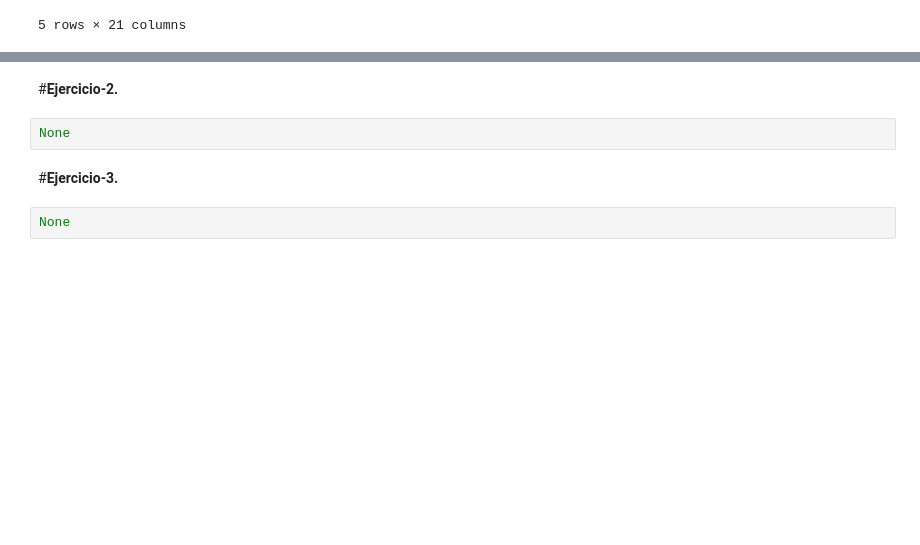
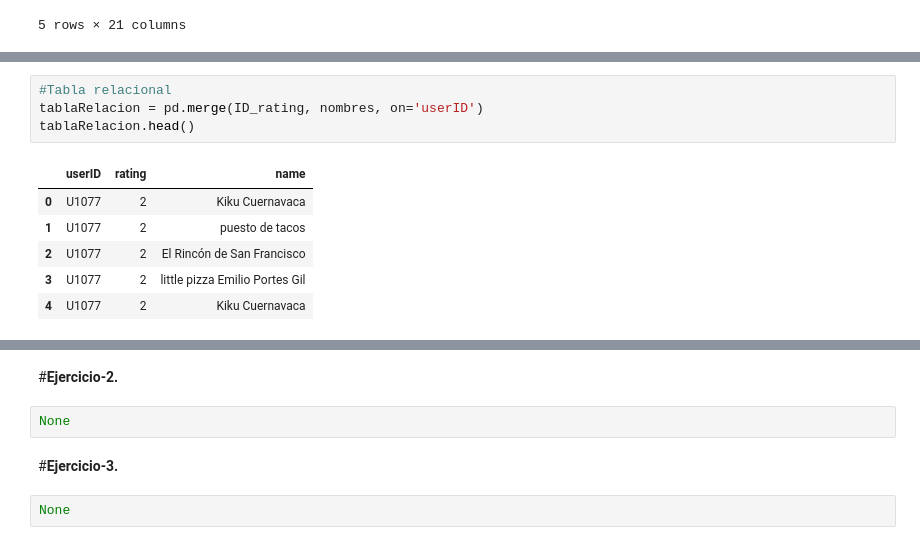
Before and after one commit to LH-1169213/Equipo3, a Jupyter notebook: MNA_IAyAA_semana_10_Actividad.ipynb, the cells around one changed output, grey strips where cells are left out. Saved outputs shown, nothing was run; the diff lists cells and outputs as text; blank space fills up the shorter version.

```diff
--- a/MNA_IAyAA_semana_10_Actividad.ipynb
+++ b/MNA_IAyAA_semana_10_Actividad.ipynb
@@ -63,0 +86,11 @@ df_geoplaces.head()
+# %%
+#Tabla relacional
+tablaRelacion = pd.merge(ID_rating, nombres, on='userID')
+tablaRelacion.head()
+# %% [output]
+|  | userID | rating | name |
+| 0 | U1077 | 2 | Kiku Cuernavaca |
+| 1 | U1077 | 2 | puesto de tacos |
+| 2 | U1077 | 2 | El Rincón de San Francisco |
+| 3 | U1077 | 2 | little pizza Emilio Portes Gil |
+| 4 | U1077 | 2 | Kiku Cuernavaca |
```
Also changed, not shown: parts of 3 cells of this notebook.
